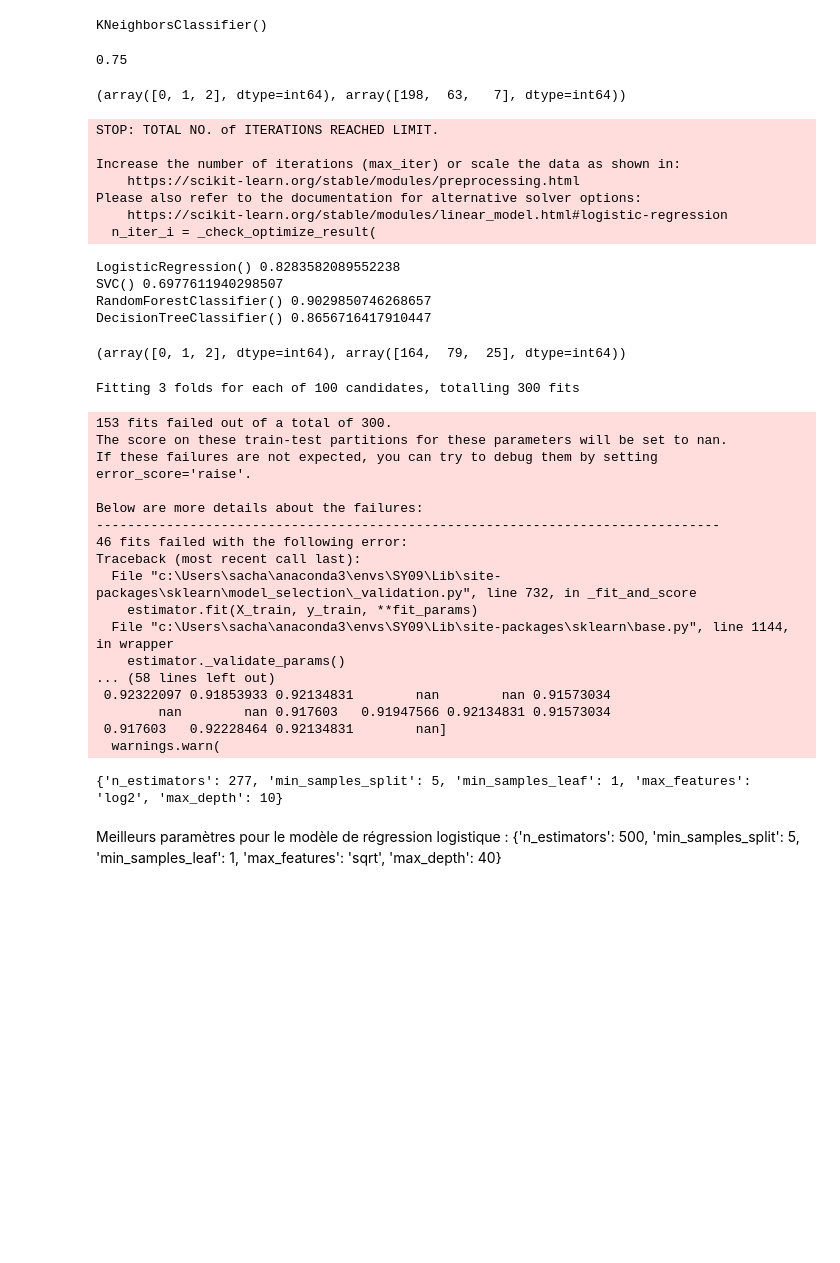
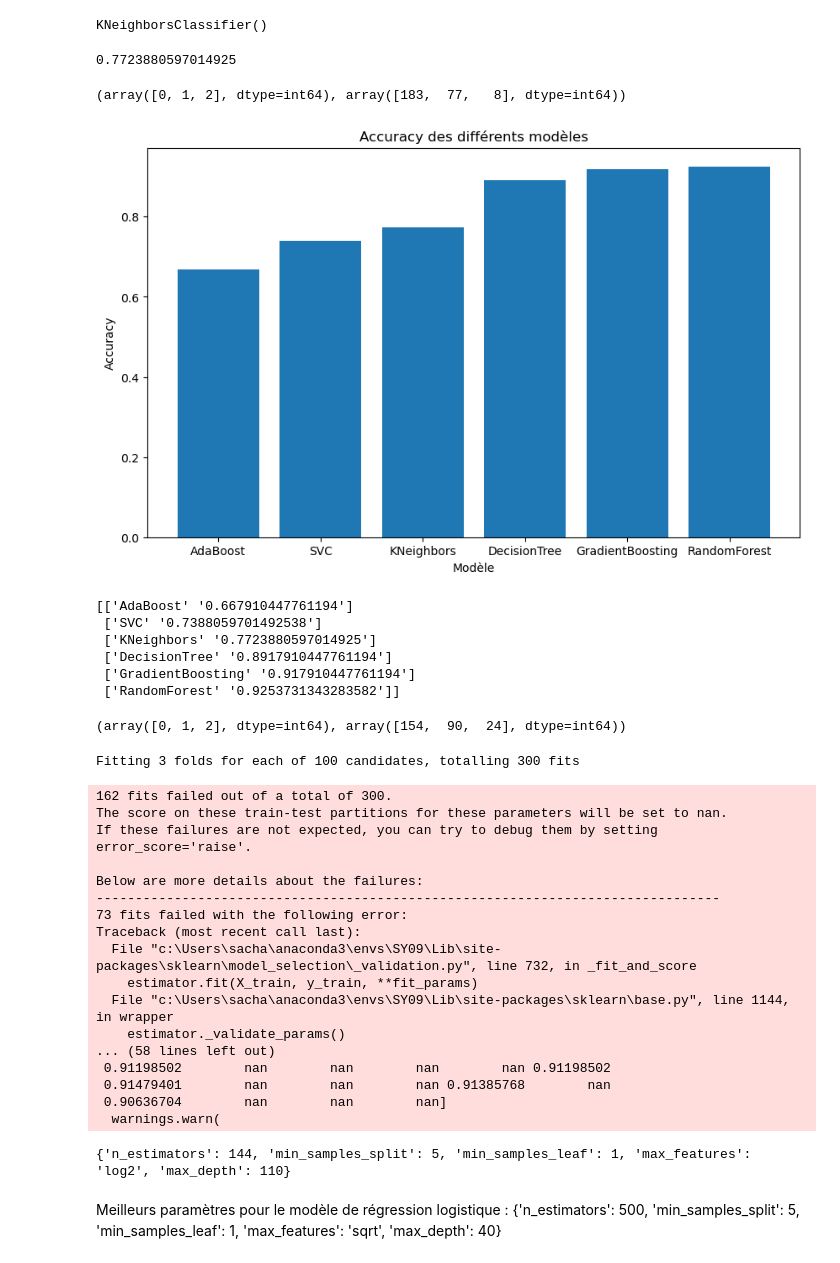
Before and after one commit to sacha-sz/SY09-Projet, a Jupyter notebook: clustering.ipynb, the cells around one changed output. Cells and saved outputs as stored; diff of their text form; code cells hidden in the pictures; blank space fills up the shorter version.

Commit message:
Input test

```diff
--- a/clustering.ipynb
+++ b/clustering.ipynb
@@ -55,7 +55,7 @@ from sklearn.model_selection import train_test_split
 
 X_train, X_test, y_train, y_test = train_test_split(X, y, test_size=0.2)
 
-knn = KNeighborsClassifier(n_neighbors=5)
+knn = KNeighborsClassifier()
 knn.fit(X_train, y_train)
 # %% [output]
 KNeighborsClassifier()
@@ -67,37 +67,56 @@ from sklearn.metrics import accuracy_score
 
 print(accuracy_score(y_test, y_pred))
 # %% [output]
-0.75
+0.7723880597014925
 # %%
 # On regarde les valeurs prédites pour être sûr qu'il ne prédit pas toujours la même chose
 np.unique(y_pred, return_counts=True)
 # %% [output]
-(array([0, 1, 2], dtype=int64), array([198,  63,   7], dtype=int64))
+(array([0, 1, 2], dtype=int64), array([183,  77,   8], dtype=int64))
 # %%
 # On compare différents algorithmes de classification
-from sklearn.linear_model import LogisticRegression
 from sklearn.svm import SVC
 from sklearn.ensemble import RandomForestClassifier
 from sklearn.tree import DecisionTreeClassifier
+from sklearn.ensemble import AdaBoostClassifier
+from sklearn.ensemble import GradientBoostingClassifier
 
-models = [LogisticRegression(), SVC(), RandomForestClassifier(), DecisionTreeClassifier()]
+models = {
+    "AdaBoost": AdaBoostClassifier(),
+    "DecisionTree": DecisionTreeClassifier(),
+    "GradientBoosting": GradientBoostingClassifier(),
+    "KNeighbors": KNeighborsClassifier(),
+    "RandomForest": RandomForestClassifier(),
+    "SVC": SVC()
+}
 
-for model in models:
+from tqdm import tqdm
+
+results = []
+for model_name, model in tqdm(models.items()):
     model.fit(X_train, y_train)
     y_pred = model.predict(X_test)
-    print(model, accuracy_score(y_test, y_pred))
+    accuracy = accuracy_score(y_test, y_pred)
+    results.append((model_name, accuracy))
+
+results = np.array(results)
+results = results[np.argsort(results[:, 1])]
+plt.figure(figsize=(10, 6))
+plt.bar(results[:, 0], results[:, 1].astype(float))
+plt.xlabel("Modèle")
+plt.ylabel("Accuracy")
+plt.title("Accuracy des différents modèles")
+plt.show()
+
+print(results)
 # %% [output]
+[figure, added]
-STOP: TOTAL NO. of ITERATIONS REACHED LIMIT.
-
-Increase the number of iterations (max_iter) or scale the data as shown in:
-    https://scikit-learn.org/stable/modules/preprocessing.html
-Please also refer to the documentation for alternative solver options:
-    https://scikit-learn.org/stable/modules/linear_model.html#logistic-regression
-  n_iter_i = _check_optimize_result(
+[['AdaBoost' '0.667910447761194']
+ ['SVC' '0.7388059701492538']
+ ['KNeighbors' '0.7723880597014925']
+ ['DecisionTree' '0.8917910447761194']
+ ['GradientBoosting' '0.917910447761194']
+ ['RandomForest' '0.9253731343283582']]
-LogisticRegression() 0.8283582089552238
-SVC() 0.6977611940298507
-RandomForestClassifier() 0.9029850746268657
-DecisionTreeClassifier() 0.8656716417910447
 # %%
 # On regarque ce que réponds le RandomForestClassifier
 model = RandomForestClassifier()
@@ -105,7 +124,7 @@ model.fit(X_train, y_train)
 y_pred = model.predict(X_test)
 np.unique(y_pred, return_counts=True)
 # %% [output]
-(array([0, 1, 2], dtype=int64), array([164,  79,  25], dtype=int64))
+(array([0, 1, 2], dtype=int64), array([154,  90,  24], dtype=int64))
 # %%
 # On peut voir que le RandomForestClassifier est le meilleur modèle pour prédire les coûts d'assurance
 # On va maintenant faire du random grid search pour trouver les meilleurs hyperparamètres
@@ -113,7 +132,7 @@ from sklearn.model_selection import RandomizedSearchCV
 from tqdm import tqdm
 
 n_estimators = [int(x) for x in np.linspace(start=100, stop=500, num=10)]
-max_depth = [int(x) for x in np.linspace(10, 110, num=11)]
+max_depth = [int(x) for x in np.linspace(10, 110, num=11)] + [None]
 min_samples_split = [2, 5, 10]
 min_samples_leaf = [1, 2, 4]
 max_features = ['log2', 'sqrt', 'int', 'auto']
@@ -131,24 +150,24 @@ rf_random.fit(X_train, y_train)
 print(rf_random.best_params_)
 # %% [output]
 Fitting 3 folds for each of 100 candidates, totalling 300 fits
-153 fits failed out of a total of 300.
+162 fits failed out of a total of 300.
 The score on these train-test partitions for these parameters will be set to nan.
 If these failures are not expected, you can try to debug them by setting error_score='raise'.
 
 Below are more details about the failures:
 --------------------------------------------------------------------------------
-46 fits failed with the following error:
+73 fits failed with the following error:
 Traceback (most recent call last):
   File "c:\Users\sacha\anaconda3\envs\SY09\Lib\site-packages\sklearn\model_selection\_validation.py", line 732, in _fit_and_score
     estimator.fit(X_train, y_train, **fit_params)
   File "c:\Users\sacha\anaconda3\envs\SY09\Lib\site-packages\sklearn\base.py", line 1144, in wrapper
     estimator._validate_params()
 ... (58 lines left out)
- 0.92322097 0.91853933 0.92134831        nan        nan 0.91573034
-        nan        nan 0.917603   0.91947566 0.92134831 0.91573034
- 0.917603   0.92228464 0.92134831        nan]
+ 0.91198502        nan        nan        nan        nan 0.91198502
+ 0.91479401        nan        nan        nan 0.91385768        nan
+ 0.90636704        nan        nan        nan]
   warnings.warn(
-{'n_estimators': 277, 'min_samples_split': 5, 'min_samples_leaf': 1, 'max_features': 'log2', 'max_depth': 10}
+{'n_estimators': 144, 'min_samples_split': 5, 'min_samples_leaf': 1, 'max_features': 'log2', 'max_depth': 110}
 # %% [markdown]
 Meilleurs paramètres pour le modèle de régression logistique :
 {'n_estimators': 500, 'min_samples_split': 5, 'min_samples_leaf': 1, 'max_features': 'sqrt', 'max_depth': 40}
```
Also changed, not shown: parts of 4 cells of this notebook, 5 other files.
